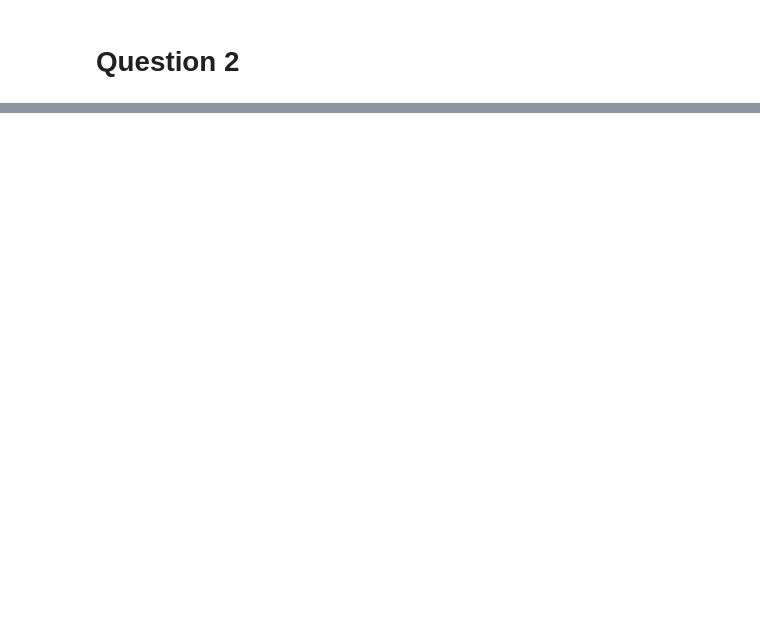
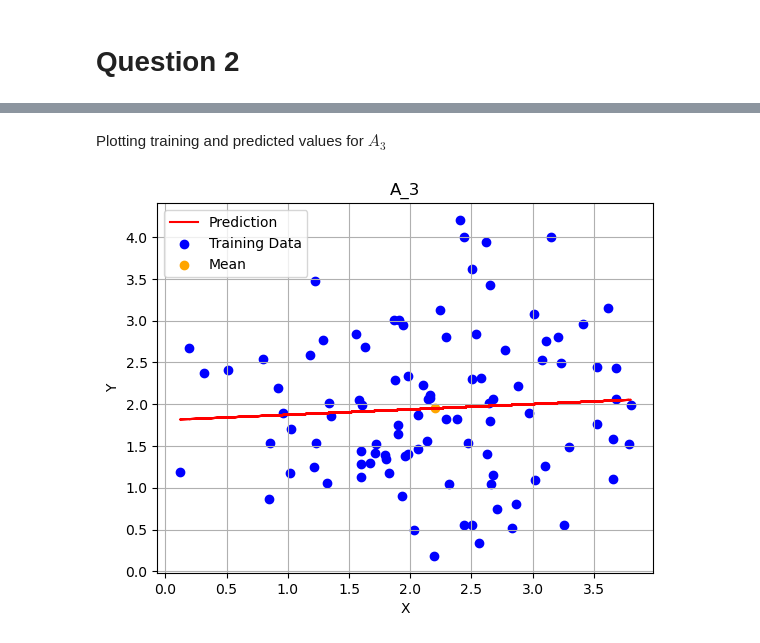
Before and after one commit to ryankafoor/Applied_Machine_Learning, a Jupyter notebook: linear_regression.ipynb, the cells around one changed output, grey strips where cells are left out. Saved outputs shown, nothing was run; the diff lists cells and outputs as text; code cells hidden in the pictures; blank space fills up the shorter version.

```diff
--- a/linear_regression.ipynb
+++ b/linear_regression.ipynb
@@ -123,7 +152,15 @@ plt.show()
+# %% [markdown]
+Plotting training and predicted values for $A_3$
 # %%
+plt.plot(predictions_A3[:,0], predictions_A3[:,1],color='red', label='Prediction')
+plt.scatter(A_3[:,0], A_3[:,1],color='blue', label='Training Data')
+plt.scatter(np.mean(A_3[:,0]), np.mean(A_3[:,1]),color='orange', label='Mean')
 
-plt.plot(predictions_A1[:,0], predictions_A1[:,1], marker='o')
-plt.xlabel('X values')
-plt.ylabel('Predicted Y values')
+plt.xlabel('X')
+plt.ylabel('Y')
 plt.grid(True)
+plt.legend()
+plt.title('A_3')
 plt.show()
+# %% [output]
+[figure, added]
```
Also changed, not shown: parts of 46 cells of this notebook.
